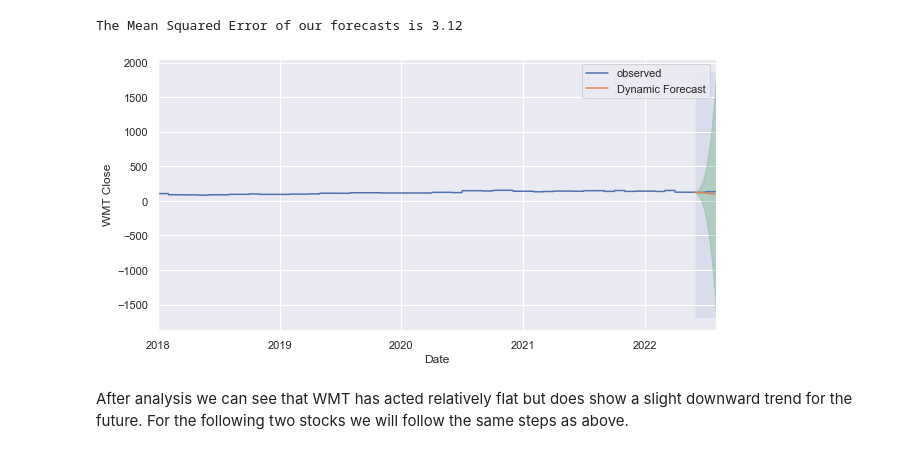
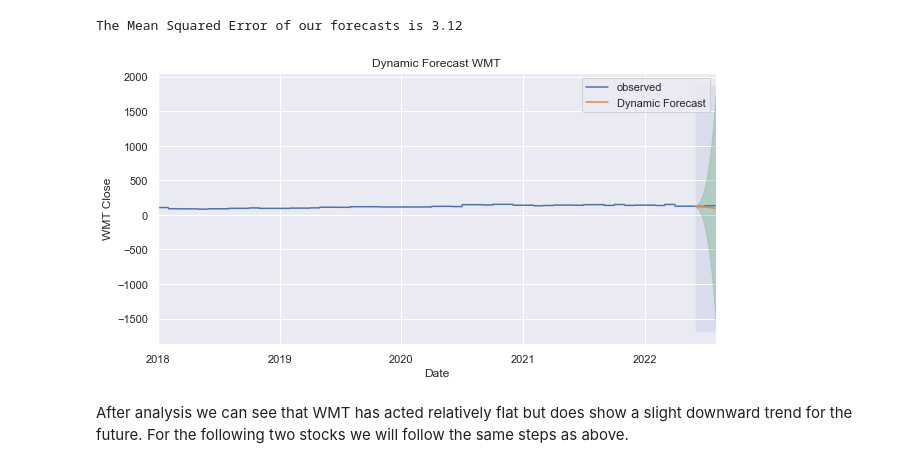
Before and after one commit to ashakeri92/Capstone, a Jupyter notebook: Analysis.ipynb, the cells around one changed output. Drawn from its saved outputs; the diff is of its cells as text; code cells hidden in the pictures.

```diff
--- a/Analysis.ipynb
+++ b/Analysis.ipynb
@@ -862,22 +862,22 @@ pred_dynamic_conf = pred_dynamic.conf_int()
 # %%
 # Plot the dynamic forecast with confidence intervals.
 
 ax = wmt_new['2017-12-31':].plot(label='observed', figsize=(10, 5))
 pred_dynamic.predicted_mean.plot(label='Dynamic Forecast', ax=ax)
 
 ax.fill_between(pred_dynamic_conf.index,
                 pred_dynamic_conf.iloc[:, 0],
                 pred_dynamic_conf.iloc[:, 1], color='g', alpha=.3)
 
 ax.fill_betweenx(ax.get_ylim(), pd.to_datetime('2022-06-01'), WMT_forecasted.index[-1], alpha=.1, zorder=-1)
 
 ax.set_xlabel('Date')
 ax.set_ylabel('WMT Close')
-
+ax.set_title('Dynamic Forecast WMT')
 plt.legend()
 plt.show()
 # %% [output]
-[figure, old version]
+[figure, new version]
 # %% [markdown]
 After analysis we can see that WMT has acted relatively flat but does show a slight downward trend for the future. For the following two stocks we will follow the same steps as above.
 # %% [markdown]
```
Also changed, not shown: parts of 11 cells of this notebook, 27 other files.
